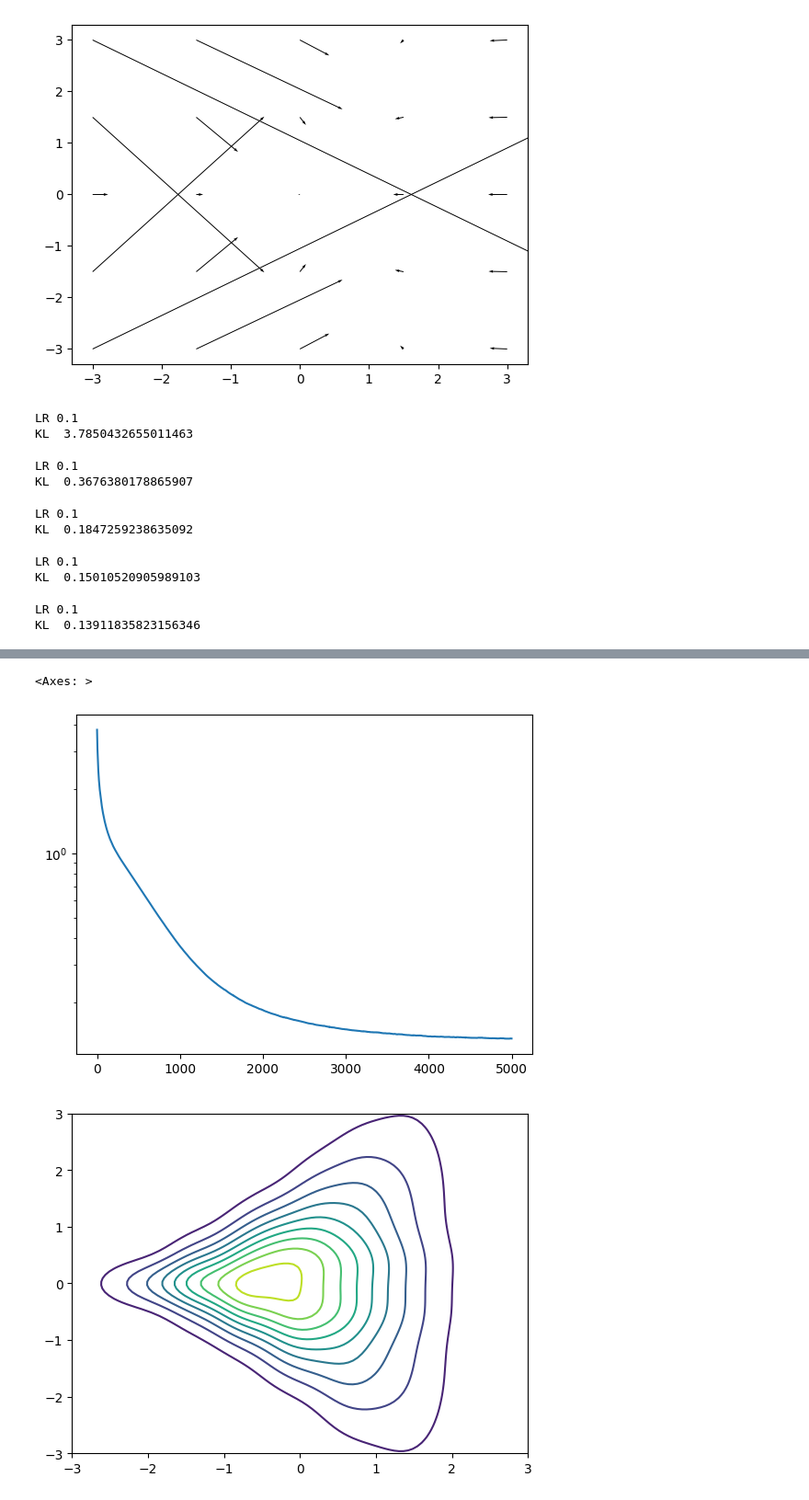
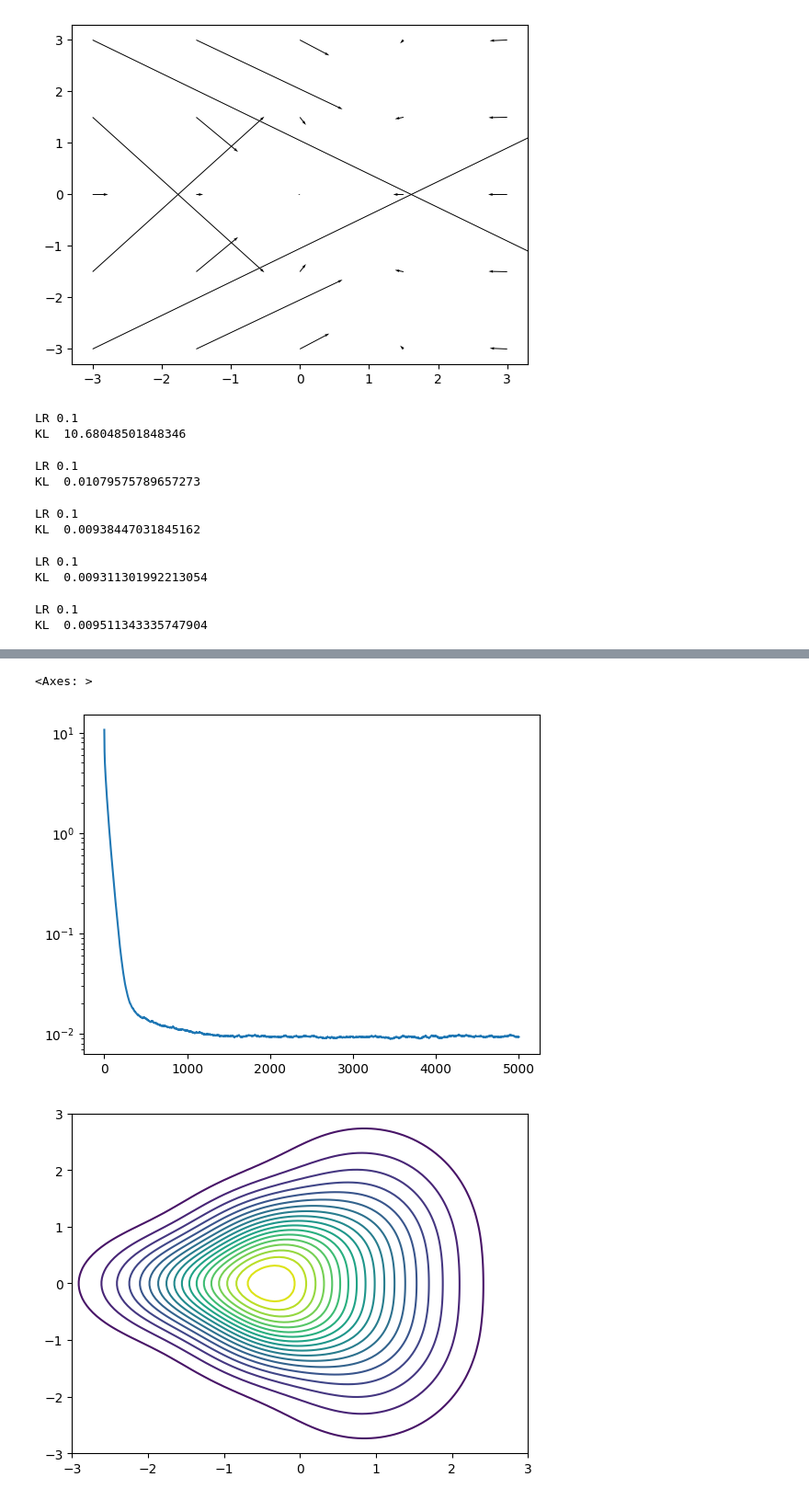
Before and after one commit to margueritetalamon/VI-MIG, a Jupyter notebook: fgmm.ipynb, the cells around one changed output, grey strips where cells are left out. Shown at 92% size. Saved outputs shown, nothing was run; the diff lists cells and outputs as text; code cells hidden in the pictures.

```diff
--- a/fgmm.ipynb
+++ b/fgmm.ipynb
@@ -552,7 +557,7 @@ from src_bis.gmm import FGMM
 
 target = Target("funnel")
 
-vi_full = VI_GMM(target, mode = "full", learning_rate=0.1, n_iterations=5000, n_components = 20, scale = 2, BG = 100, s = 5)
+vi_full = VI_GMM(target, mode = "full", learning_rate=0.1, n_iterations=5000, n_components = 5, scale = 2, BG = 100, s = 5)
 vi_full.optimize(bw = True, md  = False, means_only=False, plot_iter=1000, gen_noise=True)
 
 ax = target.plot()
@@ -570,12 +575,12 @@ vi_full.vgmm.contours = None
 vi_full.vgmm.plot_estimated(bound = 3)
 # %% [output]
 LR 0.1
-KL  3.7850432655011463
+KL  10.68048501848346
 LR 0.1
-KL  0.3676380178865907
+KL  0.01079575789657273
 LR 0.1
-KL  0.1847259238635092
+KL  0.00938447031845162
 LR 0.1
-KL  0.15010520905989103
+KL  0.009311301992213054
 LR 0.1
-KL  0.13911835823156346
+KL  0.009511343335747904
@@ -584,6 +589,6 @@ KL  0.13911835823156346
 <Axes: >
-[figure, old version]
+[figure, new version]
-[figure, old version]
+[figure, new version]
 # %%
 
 from src_bis.optim import VI_GMM
```
Also changed, not shown: parts of 9 cells of this notebook, 3 other files.
